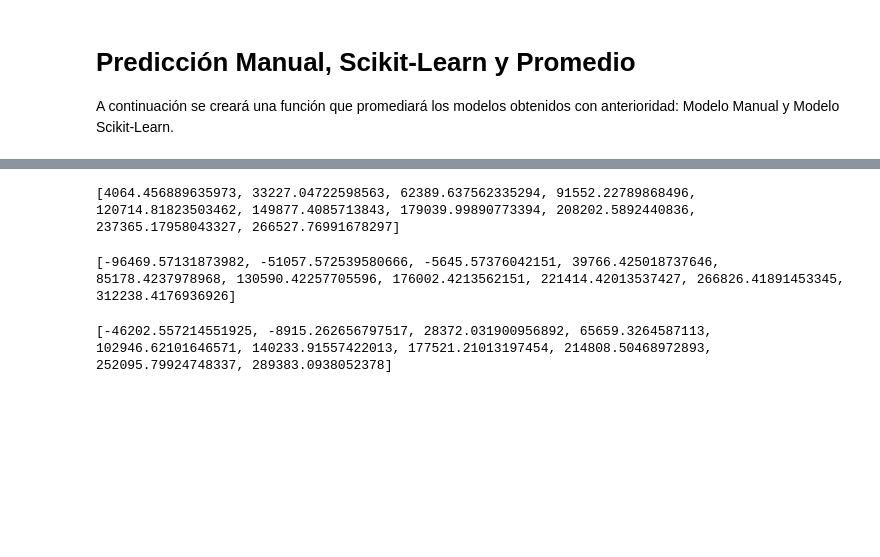
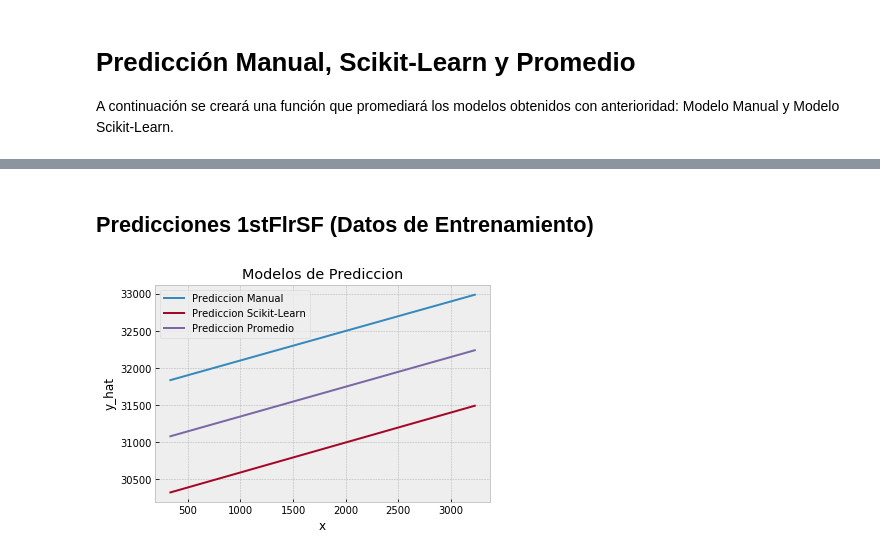
Before and after one commit to sjbarrios/Proyecto-Ciencia-Datos-Python, a Jupyter notebook: Proyecto_1.ipynb, the cells around one changed output, grey strips where cells are left out. Saved outputs shown, nothing was run; the diff lists cells and outputs as text; code cells hidden in the pictures; blank space fills up the shorter version.

Commit message:
Quinto commit Proyecto Ciencia de Datos

```diff
--- a/Proyecto_1.ipynb
+++ b/Proyecto_1.ipynb
@@ -615,6 +626,15 @@ def modelo_promedio(funcion_manual,funcion_scikit,x):
         prediccion_scikit[i] = funcion_scikit(i)
         prediccion_promed[i] = (prediccion_manual[i] + prediccion_scikit[i])/2.0;
 
+    plt.plot(x,prediccion_manual,label='Prediccion Manual')
+    plt.plot(x,prediccion_scikit,label='Prediccion Scikit-Learn')
+    plt.plot(x,prediccion_promed,label='Prediccion Promedio')
+    plt.legend(loc = 'best')
+    plt.title('Modelos de Prediccion')
+    plt.xlabel('x')
+    plt.ylabel('y_hat')
+    plt.show()
+
     return prediccion_manual,prediccion_scikit,prediccion_promed
 # %% [markdown]
 Se hacen las llamadas para cada "X" seleccionada como predictores:
@@ -625,12 +652,11 @@ prediccion_OverallQual_manual, prediccion_OverallQual_scikit, prediccion_Overall
-# %%
-print(prediccion_OverallQual_manual)
-# %% [output]
-[4064.456889635973, 33227.04722598563, 62389.637562335294, 91552.22789868496, 120714.81823503462, 149877.4085713843, 179039.99890773394, 208202.5892440836, 237365.17958043327, 266527.76991678297]
-# %%
-print(prediccion_OverallQual_scikit)
-# %% [output]
-[-96469.57131873982, -51057.572539580666, -5645.57376042151, 39766.425018737646, 85178.4237978968, 130590.42257705596, 176002.4213562151, 221414.42013537427, 266826.41891453345, 312238.4176936926]
-# %%
-print(prediccion_OverallQual_promed)
-# %% [output]
-[-46202.557214551925, -8915.262656797517, 28372.031900956892, 65659.3264587113, 102946.62101646571, 140233.91557422013, 177521.21013197454, 214808.50468972893, 252095.79924748337, 289383.0938052378]
+# %% [markdown]
+## Predicciones 1stFlrSF (Datos de Entrenamiento)
+# %%
+# Generación de un espacio lineal (dentro del rango de "x" en el set de entrenamiento de 1stFlrSF)
+espacio_lineal_FstFlrSF = np.linspace(FstFlrSF_min,FstFlrSF_max,10,dtype='int');
+
+# Llamada a la función de Predicción Promedio
+prediccion_FstFlrSF_manual, prediccion_FstFlrSF_scikit, prediccion_FstFlrSF_promed = modelo_promedio(
+    manual_FstFlrSF,scikit_FstFlrSF,espacio_lineal_FstFlrSF)
+# %% [output]
+[figure, added]
```
Also changed, not shown: parts of 23 cells of this notebook.
